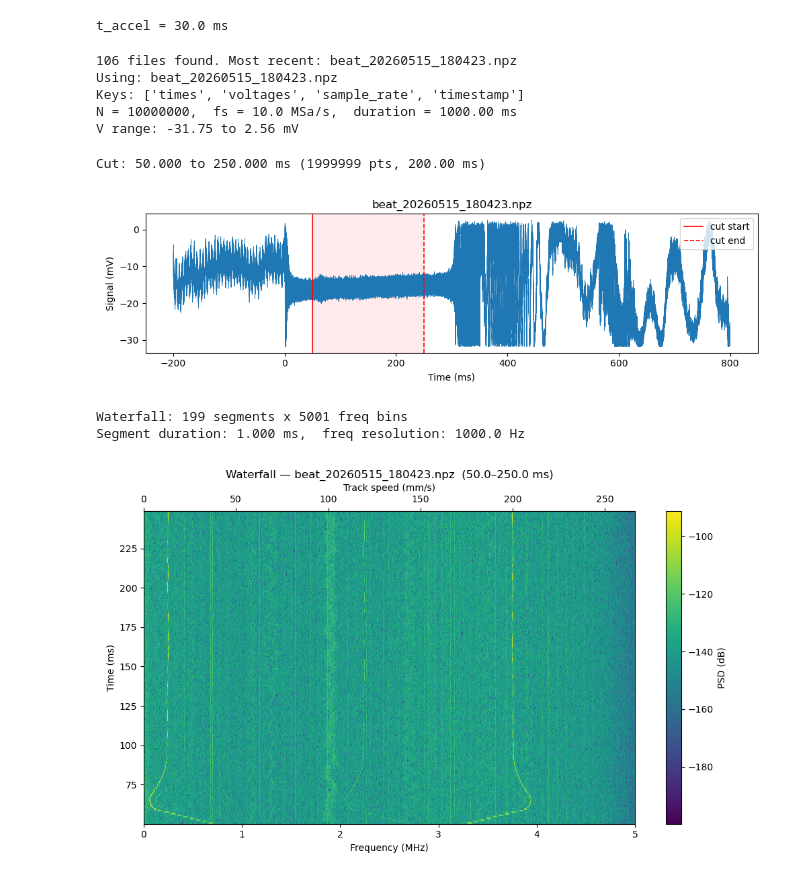
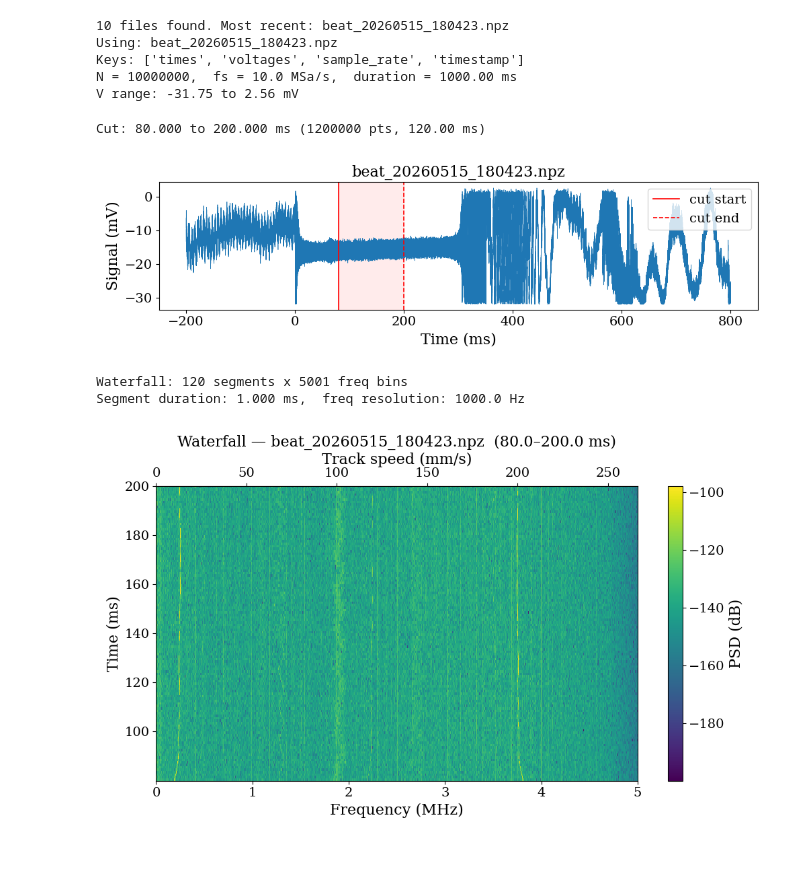
Before and after one commit to josephmlev/eedm_jml, a Jupyter notebook: daqAnalysisAndExperiments/launch/measureTrackVelocityBeatNote/beatNoteAnalysis.ipynb, the cells around one changed output. Saved outputs shown, nothing was run; the diff lists cells and outputs as text; code cells hidden in the pictures.

Commit message:
nice progress in beat note analysis. Money plot

```diff
--- a/daqAnalysisAndExperiments/launch/measureTrackVelocityBeatNote/beatNoteAnalysis.ipynb
+++ b/daqAnalysisAndExperiments/launch/measureTrackVelocityBeatNote/beatNoteAnalysis.ipynb
@@ -5,21 +5,16 @@ import matplotlib.pyplot as plt
 from pathlib import Path
 from scipy.signal import windows
 import os
-import cupy as cp
 %matplotlib widget
+
+plt.rc('font', family='serif')
+plt.rc('xtick', labelsize=14)
+plt.rc('ytick', labelsize=14)
+plt.rc('axes', titlesize=16, labelsize=16)
+plt.rc('legend', fontsize=14)
+plt.rc('figure', titlesize=18)
-# %%
-# ---------- Inputs ----------
-v_final = 0.150    # m/s
-a_max   = 5.0      # m/s^2
-# ----------------------------
-
-
-
-print(f"t_accel = {v_final/a_max*1000} ms")
-# %% [output]
-t_accel = 30.0 ms
 # %%
-data_dir = Path("~/eedm_jml/daqAnalysisAndExperiments/launch/measureTrackVelocityBeatNote/data_gitignore").expanduser()
+data_dir = Path("~/eedm_jml/daqAnalysisAndExperiments/launch/measureTrackVelocityBeatNote/data_gitignore/10Shots_2026_may_15").expanduser()
 files = sorted(data_dir.glob("*.npz"))
 
 if len(files) == 1:
@@ -45,40 +40,40 @@ xinc = 1.0 / fs
 print(f"N = {len(v)},  fs = {fs/1e6:.1f} MSa/s,  duration = {len(v)*xinc*1e3:.2f} ms")
 print(f"V range: {v.min()*1e3:.2f} to {v.max()*1e3:.2f} mV")
 # %% [output]
-106 files found. Most recent: beat_20260515_180423.npz
+10 files found. Most recent: beat_20260515_180423.npz
 Using: beat_20260515_180423.npz
 Keys: ['times', 'voltages', 'sample_rate', 'timestamp']
 N = 10000000,  fs = 10.0 MSa/s,  duration = 1000.00 ms
 V range: -31.75 to 2.56 mV
 # %%
-t_start = 50e-3      # seconds  <-- edit
-t_end   = 250e-3    # seconds  <-- edit
+t_start = 80e-3      # seconds  <-- edit
+t_end   = 200e-3    # seconds  <-- edit
 
 # Clip to available range
 t_start = max(t_start, t[0])
 t_end   = min(t_end, t[-1])
 
 i_start = np.searchsorted(t, t_start)
 i_end   = np.searchsorted(t, t_end)
 t_cut = t[i_start:i_end]
 v_cut = v[i_start:i_end]
 print(f"Cut: {t_start*1e3:.3f} to {t_end*1e3:.3f} ms ({len(v_cut)} pts, {len(v_cut)*xinc*1e3:.2f} ms)")
 
 plt.close('all')
 fig, ax = plt.subplots(figsize=(10, 3))
 ax.plot(t * 1e3, v * 1e3, lw=0.5)
 ax.axvline(t_start * 1e3, color="r", lw=1.2, label="cut start")
 ax.axvline(t_end   * 1e3, color="r", lw=1.2, ls="--", label="cut end")
 ax.axvspan(t_start * 1e3, t_end * 1e3, color="r", alpha=0.08)
 ax.set_xlabel("Time (ms)")
 ax.set_ylabel("Signal (mV)")
 ax.set_title(fname.name)
 ax.legend(loc="upper right")
 plt.tight_layout()
 plt.show()
 # %% [output]
-Cut: 50.000 to 250.000 ms (1999999 pts, 200.00 ms)
+Cut: 80.000 to 200.000 ms (1200000 pts, 120.00 ms)
-[figure, old version]
+[figure, new version]
 # %%
 # %% Cell 3 — Waterfall on the cut data
 seg_dur = 1e-3
@@ -111,7 +106,7 @@ spec_db = 10 * np.log10(spec + 1e-20)
 print(f"Waterfall: {nseg} segments x {len(freqs)} freq bins")
 print(f"Segment duration: {seg_dur*1e3:.3f} ms,  freq resolution: {1/seg_dur:.1f} Hz")
 
-WAVELENGTH = 852e-9   # m
+WAVELENGTH = 852.34727582e-9   # m
 N_BOUNCES  = 16       # factor (8 bounces, double-pass = 16)
 
 def f_to_v(f_hz):
@@ -151,6 +146,6 @@ secax.set_xlabel("Track speed (mm/s)")
 plt.tight_layout()
 plt.show()
 # %% [output]
-Waterfall: 199 segments x 5001 freq bins
+Waterfall: 120 segments x 5001 freq bins
 Segment duration: 1.000 ms,  freq resolution: 1000.0 Hz
-[figure, old version]
+[figure, new version]
```
Also changed, not shown: parts of 6 cells of this notebook.
